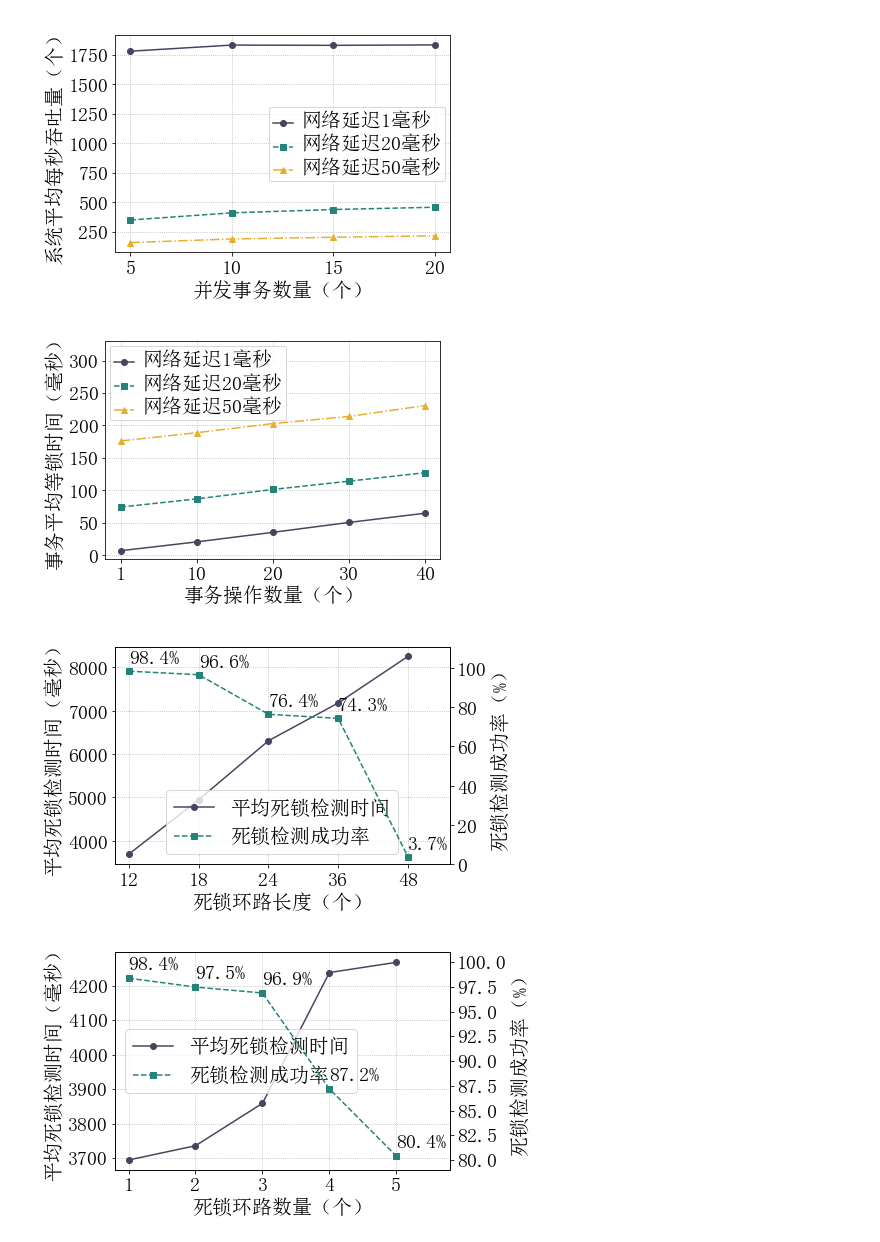
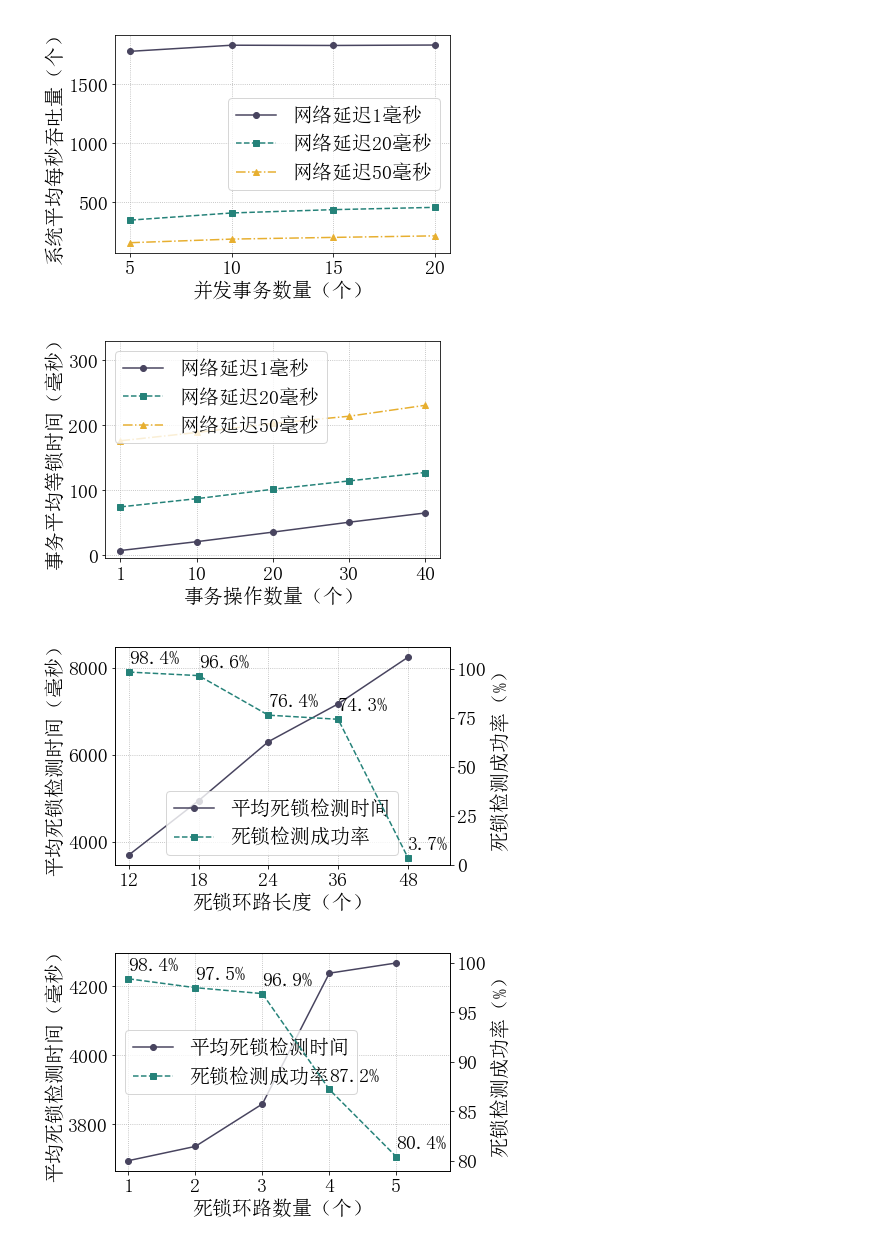
Before and after one commit to HoniiTro19/oceanbase, a Jupyter notebook: testbench/script/graphs.ipynb, the cells around one changed output. Drawn from its saved outputs; the diff is of its cells as text; code cells hidden in the pictures.

Commit message:
[feature] use local simsun ttf instead

```diff
--- a/testbench/script/graphs.ipynb
+++ b/testbench/script/graphs.ipynb
@@ -1,10 +1,9 @@
 # %%
 import numpy as np
 import matplotlib.pyplot as plt
-from matplotlib.font_manager import FontProperties
 
-font = FontProperties(fname="/home/zhd/linux-fonts/simsun.ttc", size=20)
-plt.rcParams['pdf.fonttype'] = 42
+plt.rcParams['font.sans-serif'] = ['SimSun']
+plt.rcParams['font.size'] = 20
 
 #label在图示(legend)中显示。若为数学公式，则最好在字符串前后添加"$"符号
 #color：b:blue、g:green、r:red、c:cyan、m:magenta、y:yellow、k:black、w:white、、、
@@ -264,20 +225,15 @@ plt.plot(x, operations10_delay1_tps, linestyle="-", color=color1, marker="o", la
 plt.plot(x, operations10_delay20_tps, linestyle="--", color=color2, marker="s", label="网络延迟20毫秒", linewidth=1.5)
 plt.plot(x, operations10_delay50_tps, linestyle="-.", color=color3, marker="^", label="网络延迟50毫秒", linewidth=1.5)
 
-plt.xticks(x, x_label, fontproperties=font)
-plt.yticks(fontproperties=font)
-plt.xlabel("并发事务数量（个）", fontproperties=font)
-plt.ylabel("系统平均每秒吞吐量（个）", fontproperties=font)
-
+plt.xticks(x, x_label)
+plt.xlabel("并发事务数量（个）")
+plt.ylabel("系统平均每秒吞吐量（个）")
 plt.legend(loc=0, numpoints=1)
-leg = plt.gca().get_legend()
-ltext = leg.get_texts()
-plt.setp(ltext, fontproperties=font)
 
 plt.savefig("../result/concurrency-delay-tps.pdf", bbox_inches="tight")
 plt.show()
 # %% [output]
-[figure, old version]
+[figure, new version]
 # %%
 # x轴事务操作数量，y轴事务延迟，折线图，图例为网络延迟
 plt.figure()
@@ -289,21 +245,16 @@ plt.plot(x, concurrency10_delay1_lock_latency, linestyle="-", color=color1, mark
 plt.plot(x, concurrency10_delay20_lock_latency, linestyle="--", color=color2, marker="s", label="网络延迟20毫秒", linewidth=1.5)
 plt.plot(x, concurrency10_delay50_lock_latency, linestyle="-.", color=color3, marker="^", label="网络延迟50毫秒", linewidth=1.5)
 
-plt.xticks(x, x_label, fontproperties=font)
-plt.yticks(fontproperties=font)
-plt.xlabel("事务操作数量（个）", fontproperties=font)
-plt.ylabel("事务平均等锁时间（毫秒）", fontproperties=font)
+plt.xticks(x, x_label)
+plt.xlabel("事务操作数量（个）")
+plt.ylabel("事务平均等锁时间（毫秒）")
 plt.ylim(-5, 330)
-
 plt.legend(loc="upper left", numpoints=1)
-leg = plt.gca().get_legend()
-ltext = leg.get_texts()
-plt.setp(ltext, fontproperties=font)
 
 plt.savefig("../result/operation-delay-lock.pdf", bbox_inches="tight")
 plt.show()
 # %% [output]
-[figure, old version]
+[figure, new version]
 # %%
 # 操作数量30，网络延迟1毫秒的等锁时间CDF图
 # %%
@@ -843,66 +794,54 @@ ax1 = plt.gca()
 x = np.array([1, 2, 3, 4, 5])
 x_label = np.array([12, 18, 24, 36, 48])
 ax1.plot(x, chains1_delay1_deadlock_latency, linestyle="-", color=color1, marker="o", label="平均死锁检测时间", linewidth=1.5)
-ax1.set_xlabel("死锁环路长度（个）", fontproperties=font)
-ax1.set_ylabel("平均死锁检测时间（毫秒）", fontproperties=font)
-for label in ax1.get_yticklabels():
-    label.set_fontproperties(font)
-for label in ax1.get_xticklabels():
-    label.set_fontproperties(font)
+ax1.set_xlabel("死锁环路长度（个）")
+ax1.set_ylabel("平均死锁检测时间（毫秒）")
 
 ax2 = ax1.twinx()
 ax2.plot(x, chains1_delay1_success, linestyle="--", color=color2, marker="s", label="死锁检测成功率", linewidth=1.5)
-ax2.set_ylabel("死锁检测成功率（%）", fontproperties=font)
+ax2.set_ylabel("死锁检测成功率（%）")
 for i, j in zip(x, chains1_delay1_success):
-    ax2.annotate('{:.1f}%'.format(j), (i, j), textcoords="offset points", xytext=(0,5), ha="left", va="bottom", fontproperties=font)
+    ax2.annotate('{:.1f}%'.format(j), (i, j), textcoords="offset points", xytext=(0,5), ha="left", va="bottom")
 ax2.set_xlim(0.8, 5.6)
 ax2.set_ylim(0, 111)
-for label in ax2.get_yticklabels():
-    label.set_fontproperties(font)
 
-plt.xticks(x, x_label, fontproperties=font)
+plt.xticks(x, x_label)
 line1, label1 = ax1.get_legend_handles_labels()
 line2, label2 = ax2.get_legend_handles_labels()
-ax1.legend(line1 + line2, label1 + label2, loc='lower center', prop=font)
+ax1.legend(line1 + line2, label1 + label2, loc='lower center')
 
 plt.savefig("../result/cyclelength-deadlock-metric.pdf", bbox_inches="tight")
 plt.show()
 # %% [output]
-[figure, old version]
+[figure, new version]
 # %%
 
 # x轴并发事务数量，y轴死锁检测时间/成功率，折线图，图例为不同指标
 plt.figure()
 plt.grid(linestyle = ":") #设置背景网格线为虚线
 ax1 = plt.gca()
 
 x = np.array([1, 2, 3, 4, 5])
 ax1.plot(x, concurrencys24_delay1_deadlock_latency, linestyle="-", color=color1, marker="o", label="平均死锁检测时间", linewidth=1.5)
-ax1.set_ylabel("平均死锁检测时间（毫秒）", fontproperties=font)
-ax1.set_xlabel("死锁环路数量（个）", fontproperties=font)
-for label in ax1.get_yticklabels():
-    label.set_fontproperties(font)
-for label in ax1.get_xticklabels():
-    label.set_font_properties(font)
+ax1.set_ylabel("平均死锁检测时间（毫秒）")
+ax1.set_xlabel("死锁环路数量（个）")
 
 ax2 = ax1.twinx()
 ax2.plot(x, concurrencys24_delay1_success, linestyle="--", color=color2, marker="s", label="死锁检测成功率", linewidth=1.5)
-ax2.set_ylabel("死锁检测成功率（%）", fontproperties=font)
+ax2.set_ylabel("死锁检测成功率（%）")
 for i, j in zip(x, concurrencys24_delay1_success):
-    ax2.annotate('{:.1f}%'.format(j), (i, j), textcoords="offset points", xytext=(0,5), ha="left", va="bottom", fontproperties=font)
+    ax2.annotate('{:.1f}%'.format(j), (i, j), textcoords="offset points", xytext=(0,5), ha="left", va="bottom")
 ax2.set_xlim(0.8, 5.8)
 ax2.set_ylim(79, 101)
-for label in ax2.get_yticklabels():
-    label.set_fontproperties(font)
 
 line1, label1 = ax1.get_legend_handles_labels()
 line2, label2 = ax2.get_legend_handles_labels()
-ax1.legend(line1 + line2, label1 + label2, loc='center left', prop=font)
+ax1.legend(line1 + line2, label1 + label2, loc='center left')
 
 plt.savefig("../result/chain-deadlock-metric.pdf", bbox_inches="tight")
 plt.show()
 # %% [output]
-[figure, old version]
+[figure, new version]
 # %%
 # x轴事务操作数量，y轴事务延迟，折线图，图例为网络延迟
 plt.figure()
```
Also changed, not shown: parts of 13 cells of this notebook, 2 other files.
